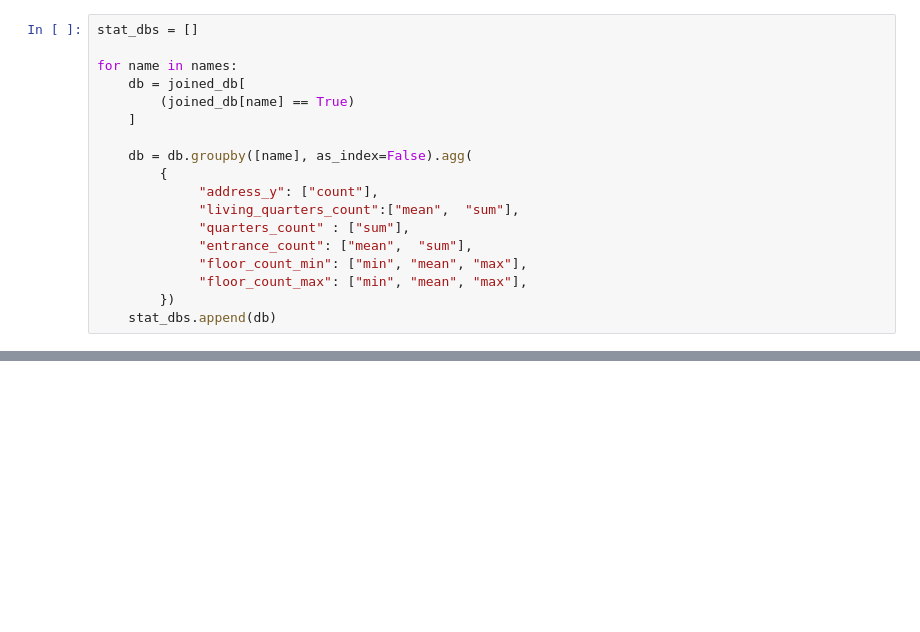
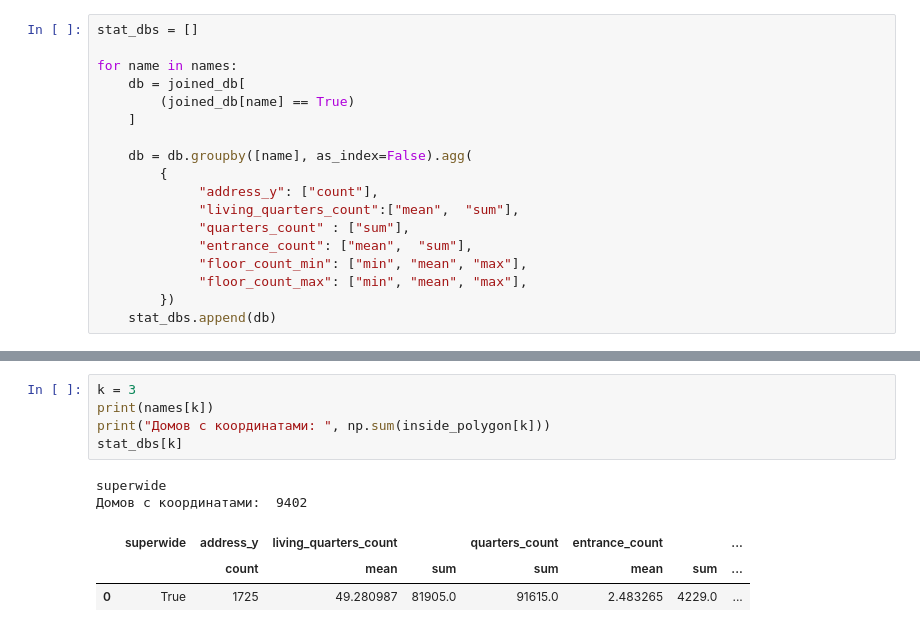
Before and after one commit to SvyatSheypak/city_for_people, a Jupyter notebook: garden_ring_houses/houses_in_polygons.ipynb, the cells around one changed output, grey strips where cells are left out. Saved outputs shown, nothing was run; the diff lists cells and outputs as text; blank space fills up the shorter version.

```diff
--- a/garden_ring_houses/houses_in_polygons.ipynb
+++ b/garden_ring_houses/houses_in_polygons.ipynb
@@ -574,0 +565,11 @@ stat_dbs[3]
+# %%
+k = 3
+print(names[k])
+print("Домов с координатами: ", np.sum(inside_polygon[k]))
+stat_dbs[k]
+# %% [output]
+superwide
+Домов с координатами:  9402
+|  | superwide | address_y | living_quarters_count |  | quarters_count | entrance_count |  | ... |
+|  |  | count | mean | sum | sum | mean | sum | ... |
+| 0 | True | 1725 | 49.280987 | 81905.0 | 91615.0 | 2.483265 | 4229.0 | ... |
```
Also changed, not shown: parts of 17 cells of this notebook.
